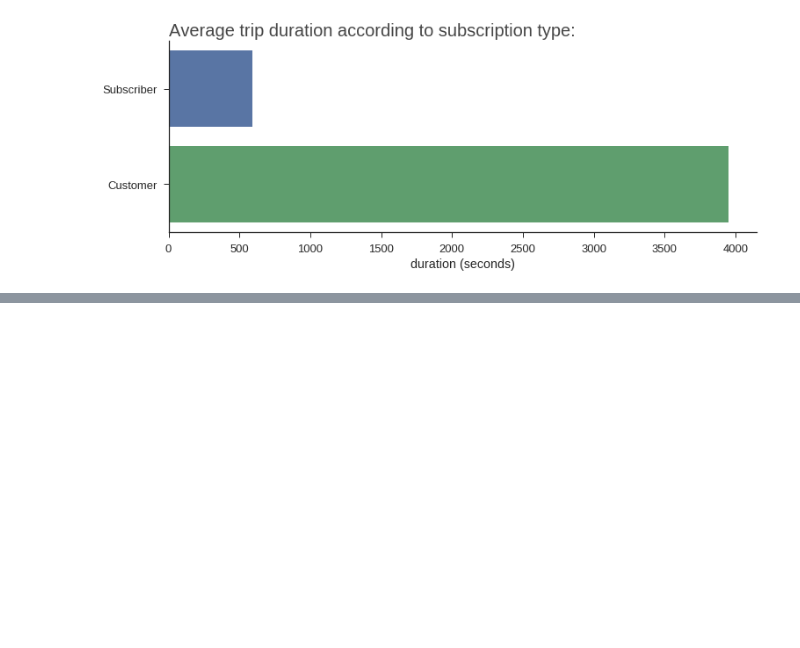
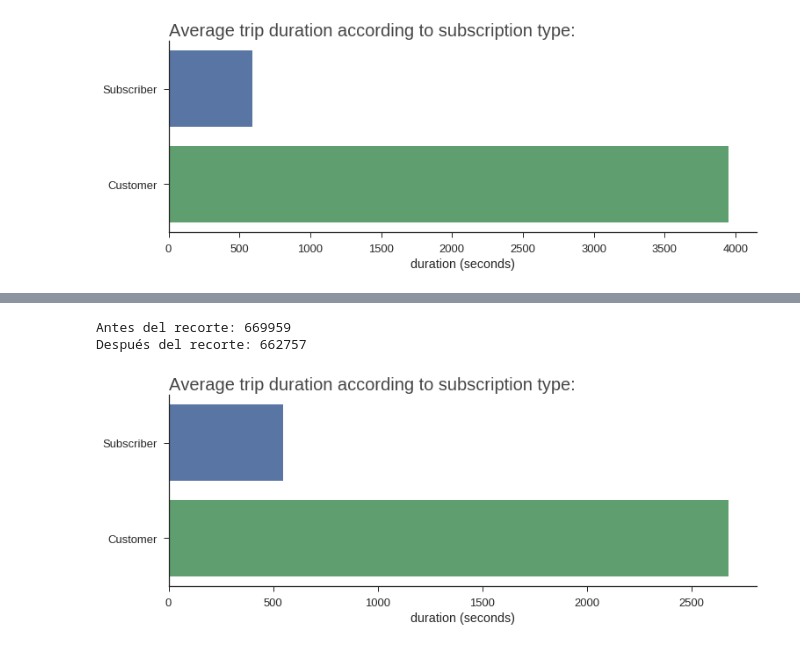
Before and after one commit to fpenovi/SFbikeTravelDuration, a Jupyter notebook: notebooks/01 - SubscriptionType_VS_TripDuration.ipynb, the cells around one changed output, grey strips where cells are left out. Saved outputs shown, nothing was run; the diff lists cells and outputs as text; code cells hidden in the pictures; blank space fills up the shorter version.

Commit message:
Agrego conclusión y un recorte de datos con nuevo grafico

```diff
--- a/notebooks/01 - SubscriptionType_VS_TripDuration.ipynb
+++ b/notebooks/01 - SubscriptionType_VS_TripDuration.ipynb
@@ -33,0 +44,31 @@ bars.set_title('Average trip duration according to subscription type:', size=20,
+# %%
+dfTripCut = dfTrip[(dfTrip.duration >= 60*2) & (dfTrip.duration <= 8*3600)]
+print "\nAntes del recorte:", len(dfTrip), "\nDespués del recorte:", len(dfTripCut), "\n"
+# %% [output]
+Antes del recorte: 669959
+Después del recorte: 662757
+# %%
+result = dfTripCut[['duration', 'start_date', 'end_date', 'subscription_type']]\
+        .sort_values(by=['start_date', 'end_date'])\
+        .groupby(by=['subscription_type'])\
+        .agg('mean').reset_index()
+
+plt.figure(figsize=(12,4))
+
+sns.set(font_scale=1.30)
+sns.set_style('ticks')
+
+bars = sns.barplot(x='duration',\
+                   y='subscription_type',\
+                   order=['Subscriber', 'Customer'],\
+                   data=result)
+
+sns.despine()
+
+bars.set(xlabel='duration (seconds)',\
+         ylabel='');
+
+bars.set_title('Average trip duration according to subscription type:', size=20, loc='left', alpha=0.85);
+plt.show()
+# %% [output]
+[figure, added]
```
Also changed, not shown: parts of 5 cells of this notebook.
